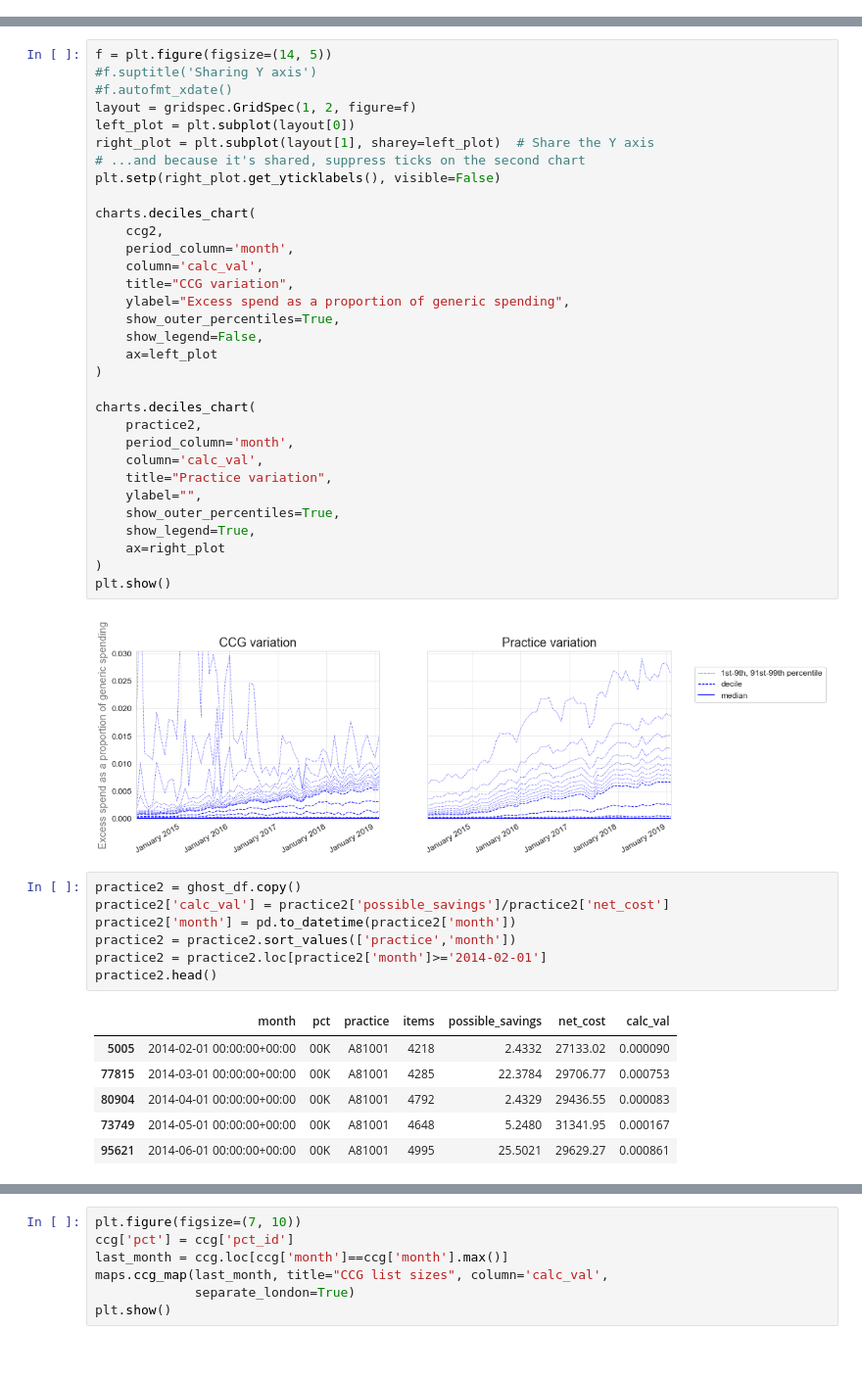
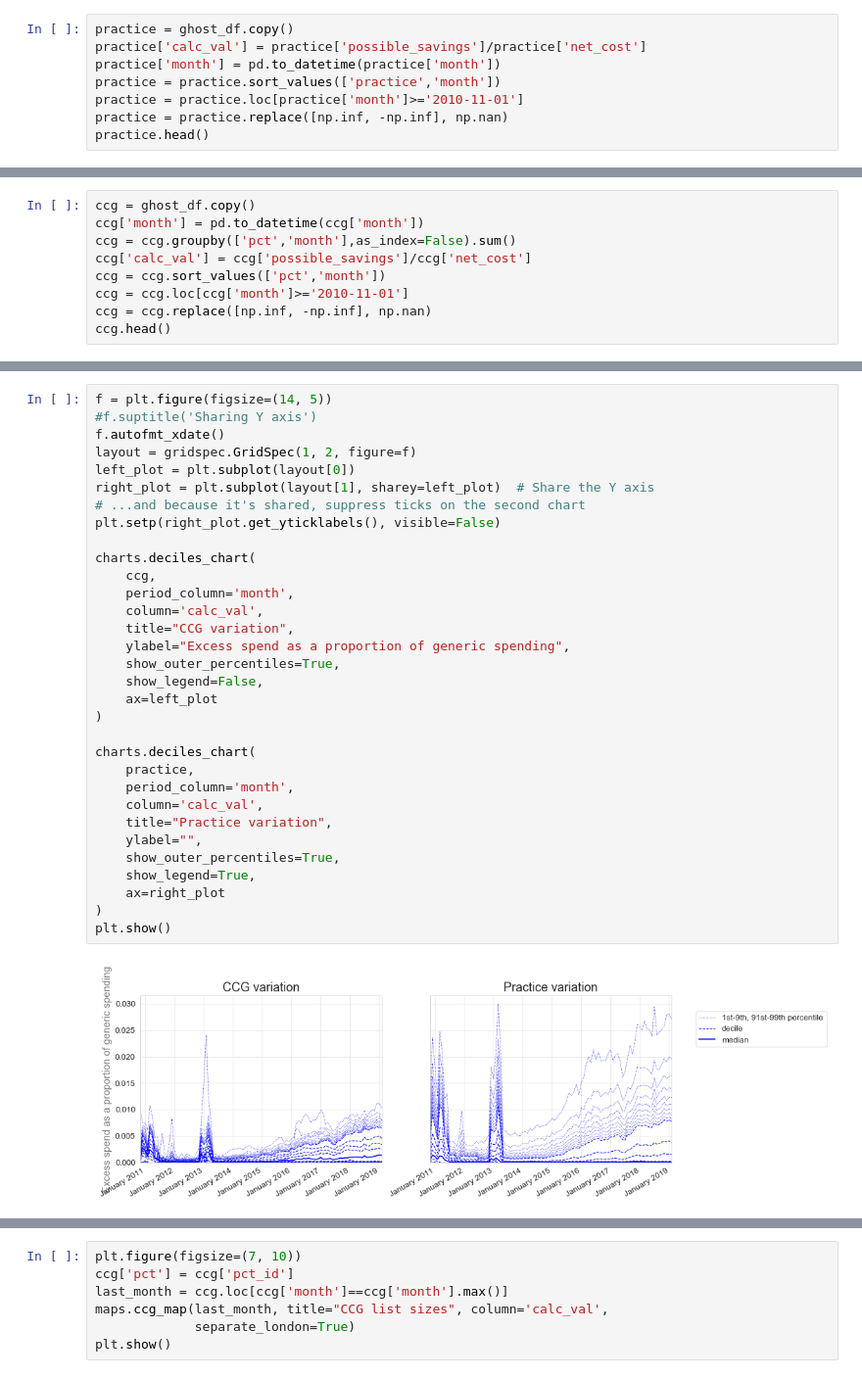
Before and after one commit to ebmdatalab/ghost_branded_generics_paper, a Jupyter notebook: Ghost Branded Generics.ipynb, the cells around one changed output, grey strips where cells are left out. Shown: that part at 98% size. Drawn from its saved outputs; the diff is of its cells as text.

```diff
--- a/Ghost Branded Generics.ipynb
+++ b/Ghost Branded Generics.ipynb
@@ -87,0 +44,8 @@ ghost_df.head()
+# %%
+practice = ghost_df.copy()
+practice['calc_val'] = practice['possible_savings']/practice['net_cost']
+practice['month'] = pd.to_datetime(practice['month'])
+practice = practice.sort_values(['practice','month'])
+practice = practice.loc[practice['month']>='2010-11-01']
+practice = practice.replace([np.inf, -np.inf], np.nan)
+practice.head()
@@ -87,0 +61,9 @@ ghost_df.head()
+# %%
+ccg = ghost_df.copy()
+ccg['month'] = pd.to_datetime(ccg['month'])
+ccg = ccg.groupby(['pct','month'],as_index=False).sum()
+ccg['calc_val'] = ccg['possible_savings']/ccg['net_cost']
+ccg = ccg.sort_values(['pct','month'])
+ccg = ccg.loc[ccg['month']>='2010-11-01']
+ccg = ccg.replace([np.inf, -np.inf], np.nan)
+ccg.head()
@@ -88,48 +77,34 @@ ghost_df.head()
 # %%
 f = plt.figure(figsize=(14, 5))
 #f.suptitle('Sharing Y axis')
-#f.autofmt_xdate()
+f.autofmt_xdate()
 layout = gridspec.GridSpec(1, 2, figure=f)
 left_plot = plt.subplot(layout[0])
 right_plot = plt.subplot(layout[1], sharey=left_plot)  # Share the Y axis
 # ...and because it's shared, suppress ticks on the second chart
 plt.setp(right_plot.get_yticklabels(), visible=False)
 
 charts.deciles_chart(
-    ccg2,
+    ccg,
     period_column='month',
     column='calc_val',
     title="CCG variation",
     ylabel="Excess spend as a proportion of generic spending",
     show_outer_percentiles=True,
     show_legend=False,
     ax=left_plot
 )
 
 charts.deciles_chart(
-    practice2,
+    practice,
     period_column='month',
     column='calc_val',
     title="Practice variation",
     ylabel="",
     show_outer_percentiles=True,
     show_legend=True,
     ax=right_plot
 )
 plt.show()
 # %% [output]
-[figure, old version]
+[figure, new version]
-# %%
-practice2 = ghost_df.copy()
-practice2['calc_val'] = practice2['possible_savings']/practice2['net_cost']
-practice2['month'] = pd.to_datetime(practice2['month'])
-practice2 = practice2.sort_values(['practice','month'])
-practice2 = practice2.loc[practice2['month']>='2014-02-01']
-practice2.head()
-# %% [output]
-|  | month | pct | practice | items | possible_savings | net_cost | calc_val |
-| 5005 | 2014-02-01 00:00:00+00:00 | 00K | A81001 | 4218 | 2.4332 | 27133.02 | 0.000090 |
-| 77815 | 2014-03-01 00:00:00+00:00 | 00K | A81001 | 4285 | 22.3784 | 29706.77 | 0.000753 |
-| 80904 | 2014-04-01 00:00:00+00:00 | 00K | A81001 | 4792 | 2.4329 | 29436.55 | 0.000083 |
-| 73749 | 2014-05-01 00:00:00+00:00 | 00K | A81001 | 4648 | 5.2480 | 31341.95 | 0.000167 |
-| 95621 | 2014-06-01 00:00:00+00:00 | 00K | A81001 | 4995 | 25.5021 | 29629.27 | 0.000861 |
```
Also changed, not shown: parts of 56 cells of this notebook.
